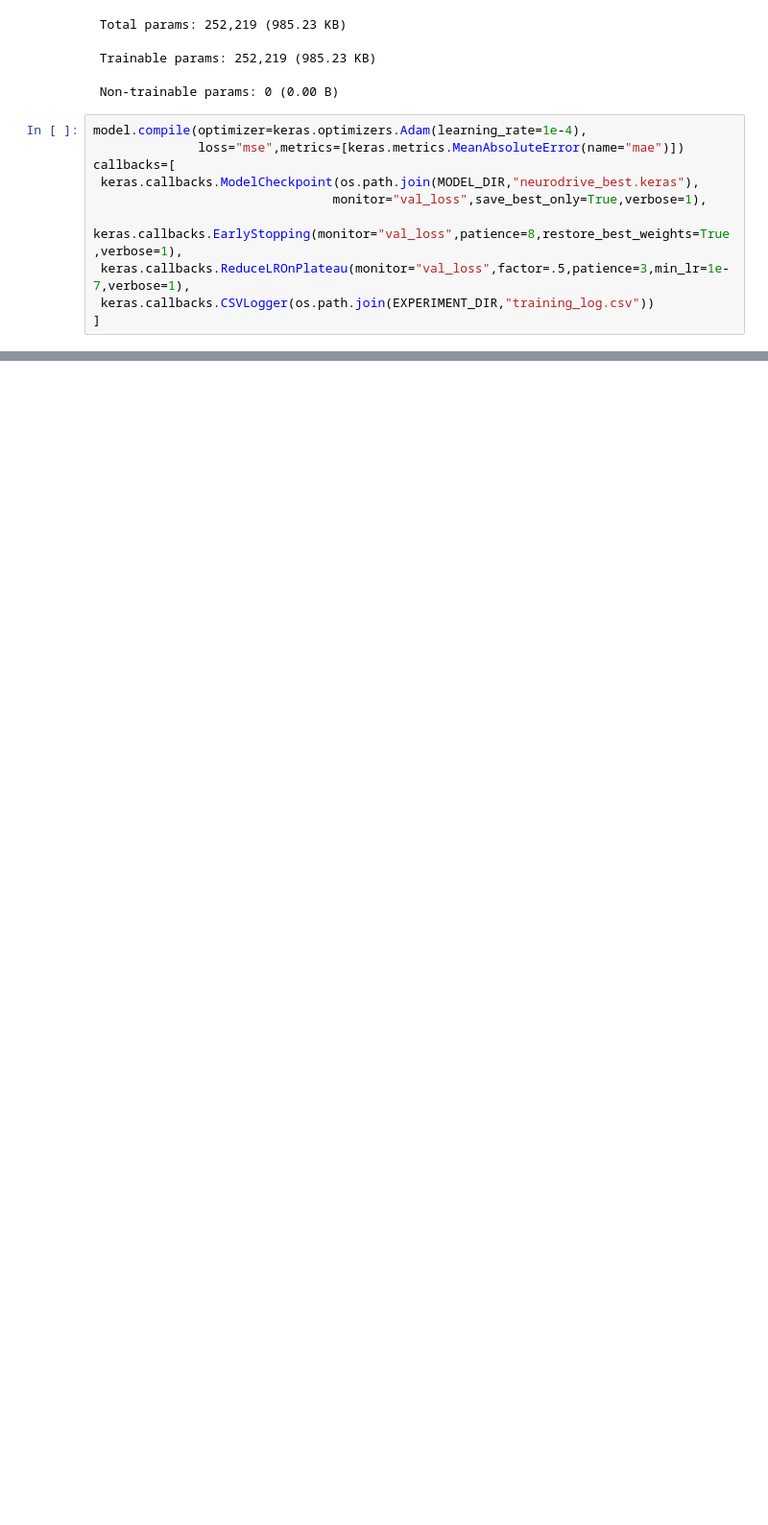
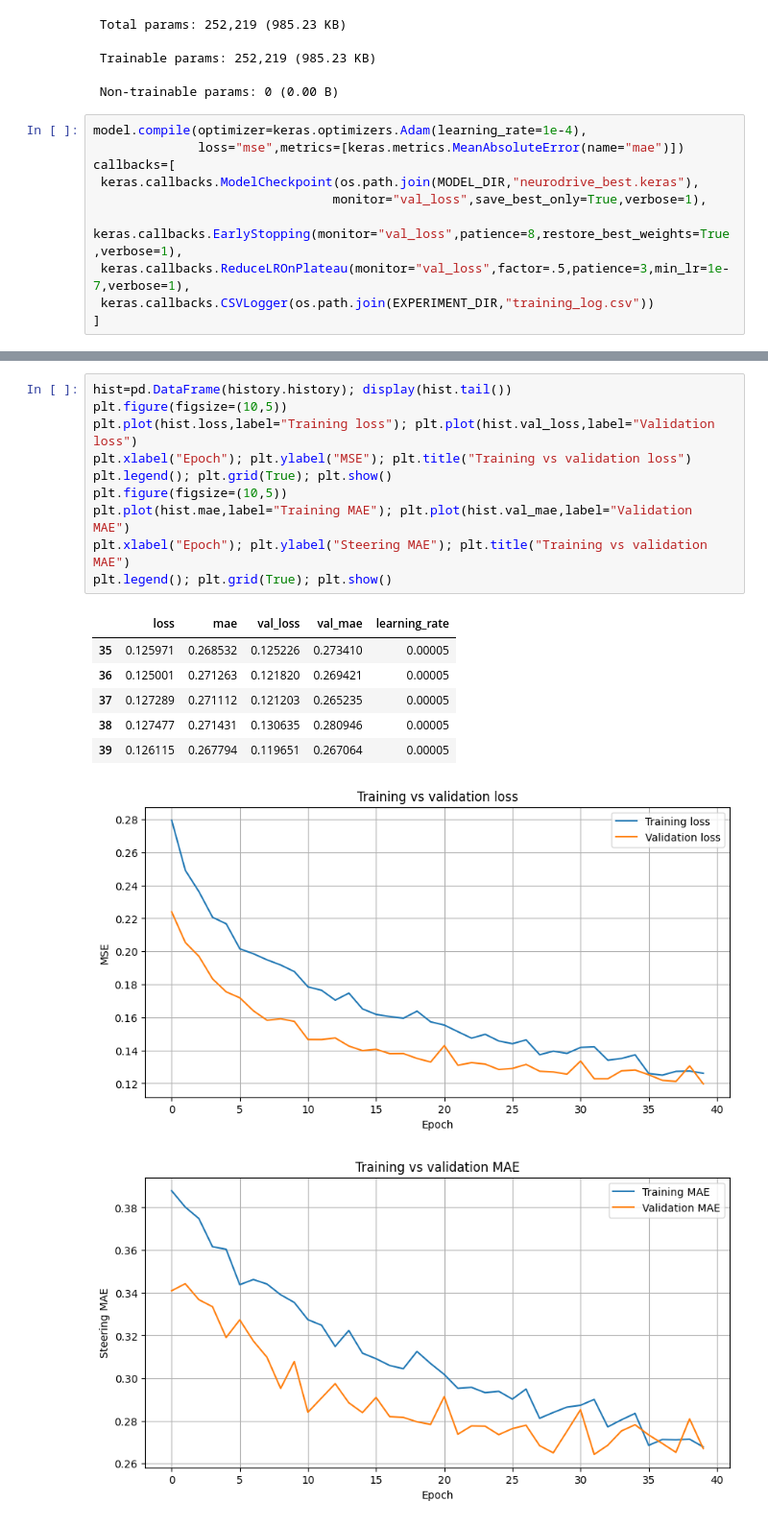
Before and after one commit to abdulraheem05/Neuro-Drive, a Jupyter notebook: notebooks/model_training.ipynb, the cells around one changed output, grey strips where cells are left out. Shown at 96% size. Cells and saved outputs as stored; diff of their text form; blank space fills up the shorter version.

```diff
--- a/notebooks/model_training.ipynb
+++ b/notebooks/model_training.ipynb
@@ -161,0 +162,19 @@ Epoch 32/40
+# %%
+hist=pd.DataFrame(history.history); display(hist.tail())
+plt.figure(figsize=(10,5))
+plt.plot(hist.loss,label="Training loss"); plt.plot(hist.val_loss,label="Validation loss")
+plt.xlabel("Epoch"); plt.ylabel("MSE"); plt.title("Training vs validation loss")
+plt.legend(); plt.grid(True); plt.show()
+plt.figure(figsize=(10,5))
+plt.plot(hist.mae,label="Training MAE"); plt.plot(hist.val_mae,label="Validation MAE")
+plt.xlabel("Epoch"); plt.ylabel("Steering MAE"); plt.title("Training vs validation MAE")
+plt.legend(); plt.grid(True); plt.show()
+# %% [output]
+|  | loss | mae | val_loss | val_mae | learning_rate |
+| 35 | 0.125971 | 0.268532 | 0.125226 | 0.273410 | 0.00005 |
+| 36 | 0.125001 | 0.271263 | 0.121820 | 0.269421 | 0.00005 |
+| 37 | 0.127289 | 0.271112 | 0.121203 | 0.265235 | 0.00005 |
+| 38 | 0.127477 | 0.271431 | 0.130635 | 0.280946 | 0.00005 |
+| 39 | 0.126115 | 0.267794 | 0.119651 | 0.267064 | 0.00005 |
+[figure, added]
+[figure, added]
```
Also changed, not shown: parts of 6 cells of this notebook.
